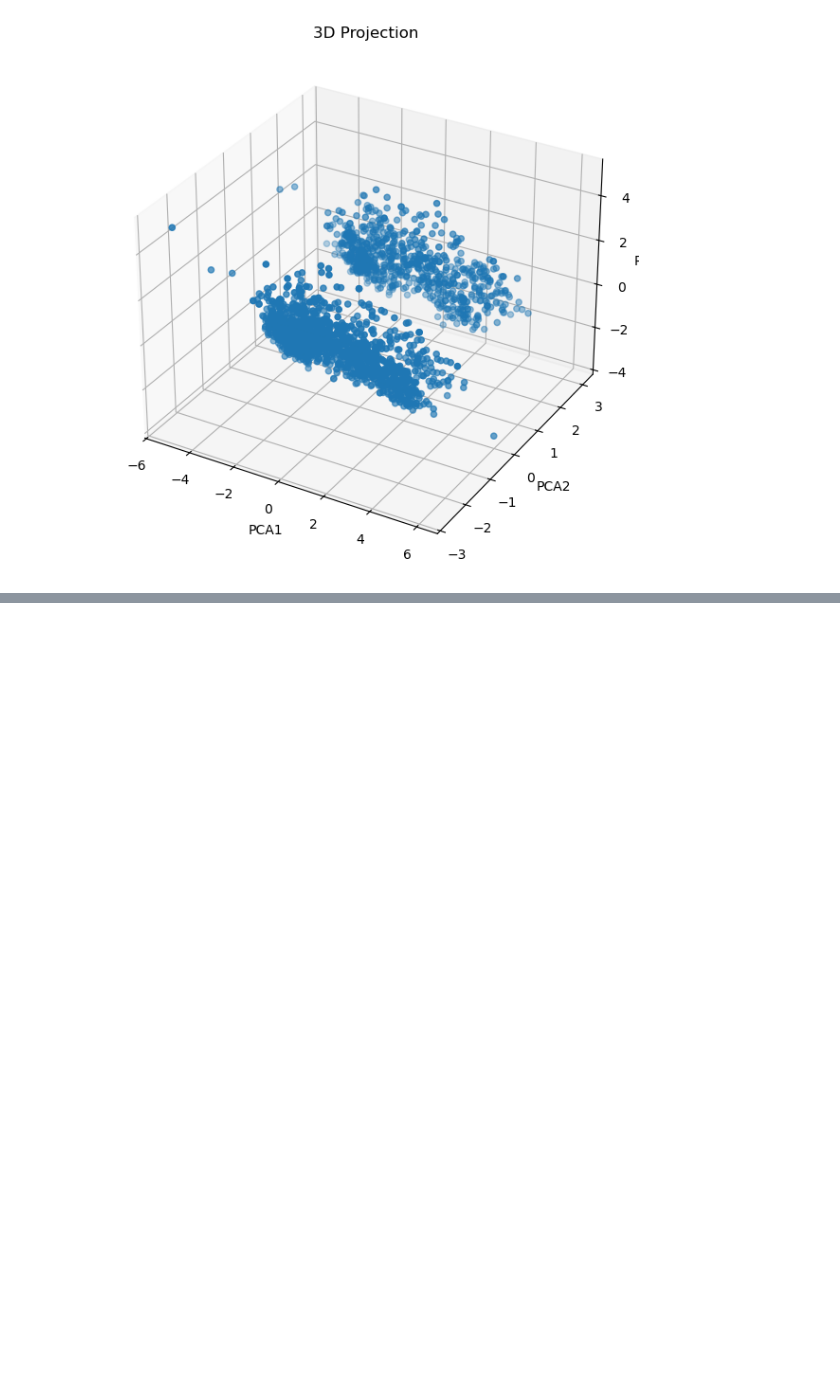
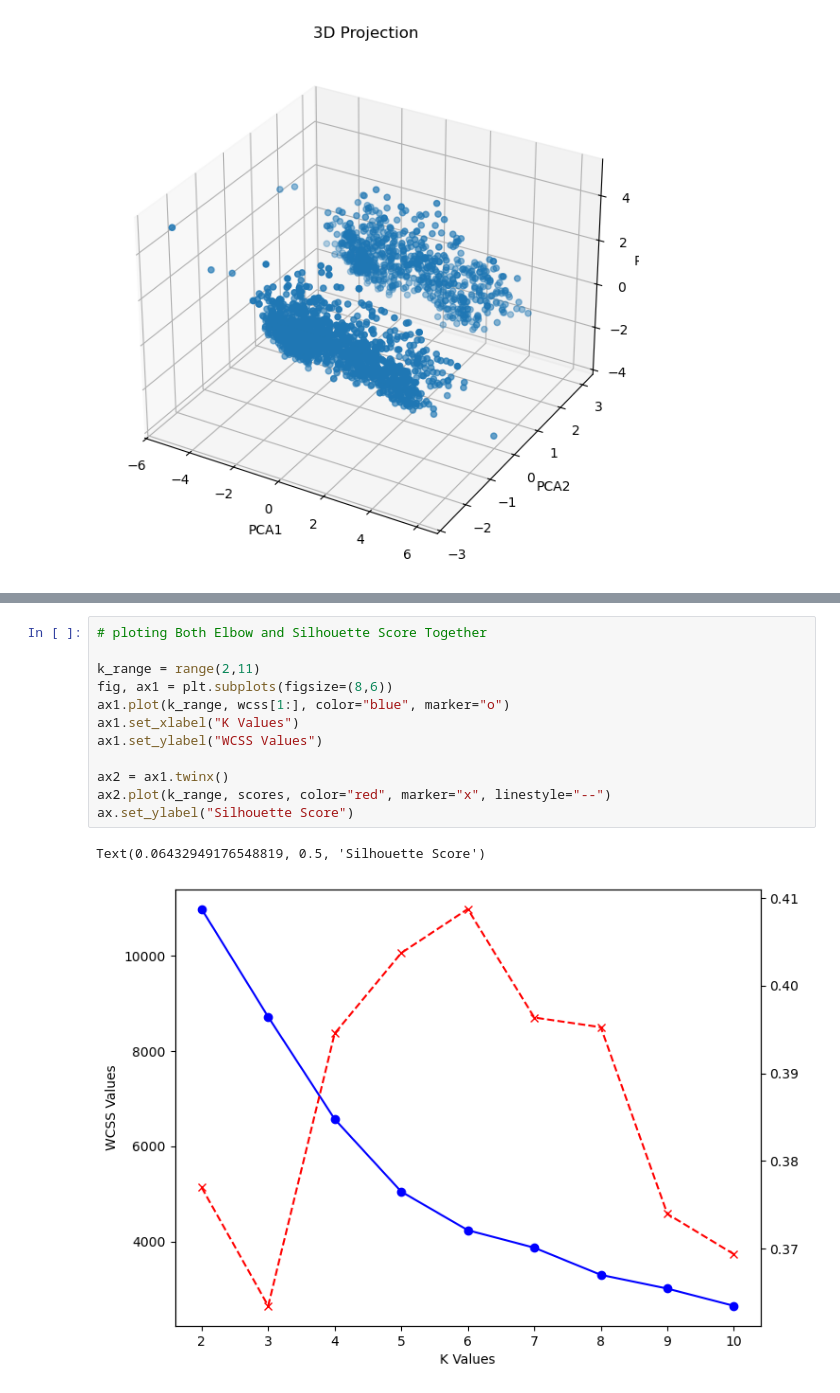
Before and after one commit to mihirgupta665/PRIME-AI-And-ML-, a Jupyter notebook: 8_UnSupervised_Learning/6_Customer_Segmentation_System/1_Smart_Cart.ipynb, the cells around one changed output, grey strips where cells are left out. Saved outputs shown, nothing was run; the diff lists cells and outputs as text; blank space fills up the shorter version.

```diff
--- a/8_UnSupervised_Learning/6_Customer_Segmentation_System/1_Smart_Cart.ipynb
+++ b/8_UnSupervised_Learning/6_Customer_Segmentation_System/1_Smart_Cart.ipynb
@@ -347,0 +395,15 @@ plt.tight_layout()
+# %%
+# ploting Both Elbow and Silhouette Score Together
+
+k_range = range(2,11)
+fig, ax1 = plt.subplots(figsize=(8,6))
+ax1.plot(k_range, wcss[1:], color="blue", marker="o")
+ax1.set_xlabel("K Values")
+ax1.set_ylabel("WCSS Values")
+
+ax2 = ax1.twinx()
+ax2.plot(k_range, scores, color="red", marker="x", linestyle="--")
+ax.set_ylabel("Silhouette Score")
+# %% [output]
+Text(0.06432949176548819, 0.5, 'Silhouette Score')
+[figure, added]
```
Also changed, not shown: parts of 9 cells of this notebook, 1 other file.
